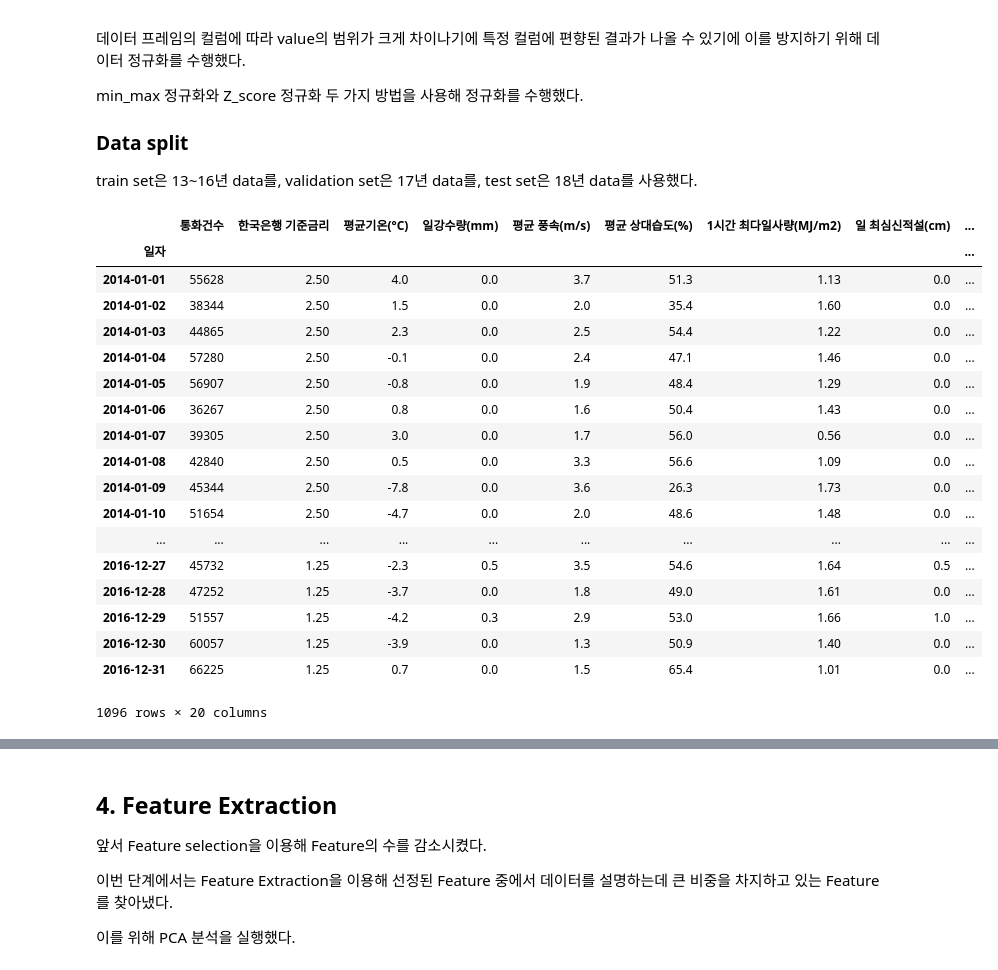
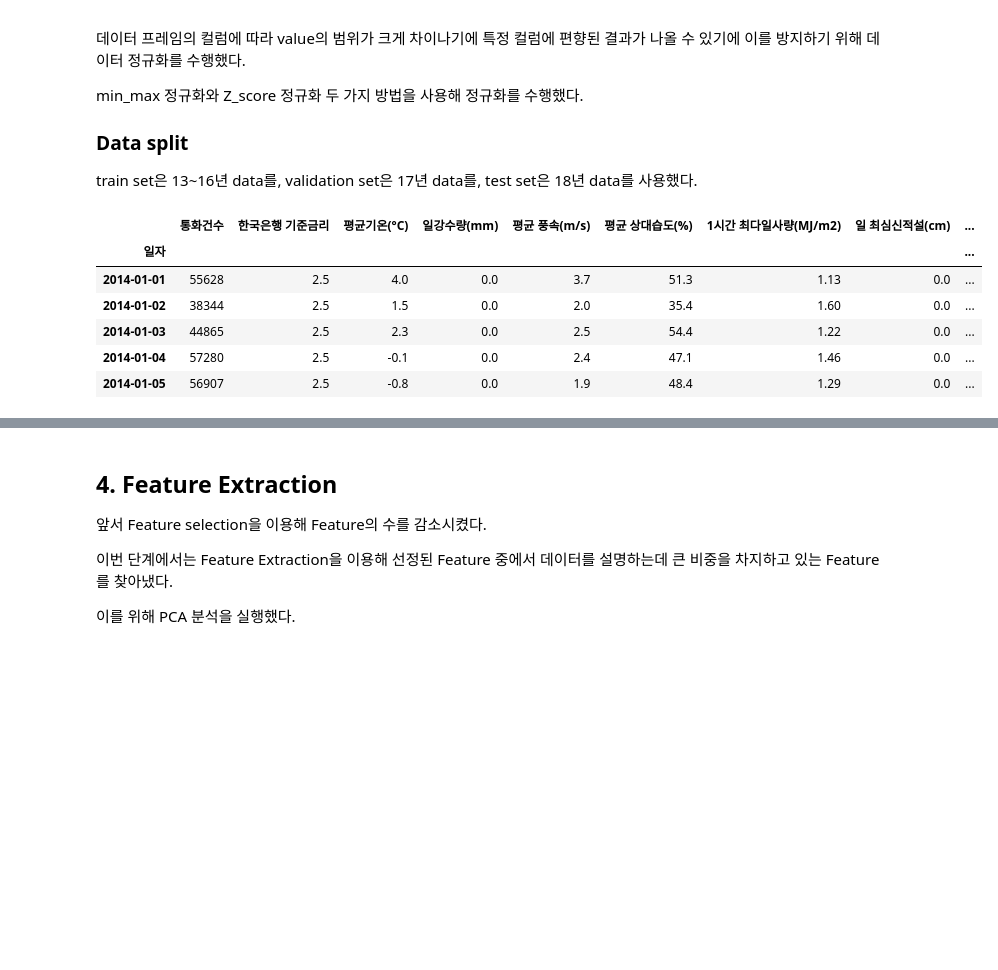
Before and after one commit to ashtapor25/FoodDelivery-Prediction, a Jupyter notebook: FoodDelivery-Prediction.ipynb, the cells around one changed output, grey strips where cells are left out. Saved outputs shown, nothing was run; the diff lists cells and outputs as text; code cells hidden in the pictures; blank space fills up the shorter version.

```diff
--- a/FoodDelivery-Prediction.ipynb
+++ b/FoodDelivery-Prediction.ipynb
@@ -293,25 +258,13 @@ def zscore_set(df_train, df_new):
         ret.loc[:,col_name] = (df_new[col_name] - trainset_mean[col_name]) / trainset_std[col_name]
     return ret
 # %%
-train
+train.head()
 # %% [output]
 |  | 통화건수 | 한국은행 기준금리 | 평균기온(°C) | 일강수량(mm) | 평균 풍속(m/s) | 평균 상대습도(%) | 1시간 최다일사량(MJ/m2) | 일 최심신적설(cm) | ... |
 | 일자 |  |  |  |  |  |  |  |  | ... |
-| 2014-01-01 | 55628 | 2.50 | 4.0 | 0.0 | 3.7 | 51.3 | 1.13 | 0.0 | ... |
-| 2014-01-02 | 38344 | 2.50 | 1.5 | 0.0 | 2.0 | 35.4 | 1.60 | 0.0 | ... |
-| 2014-01-03 | 44865 | 2.50 | 2.3 | 0.0 | 2.5 | 54.4 | 1.22 | 0.0 | ... |
-| 2014-01-04 | 57280 | 2.50 | -0.1 | 0.0 | 2.4 | 47.1 | 1.46 | 0.0 | ... |
-| 2014-01-05 | 56907 | 2.50 | -0.8 | 0.0 | 1.9 | 48.4 | 1.29 | 0.0 | ... |
-| 2014-01-06 | 36267 | 2.50 | 0.8 | 0.0 | 1.6 | 50.4 | 1.43 | 0.0 | ... |
-| 2014-01-07 | 39305 | 2.50 | 3.0 | 0.0 | 1.7 | 56.0 | 0.56 | 0.0 | ... |
-| 2014-01-08 | 42840 | 2.50 | 0.5 | 0.0 | 3.3 | 56.6 | 1.09 | 0.0 | ... |
-| 2014-01-09 | 45344 | 2.50 | -7.8 | 0.0 | 3.6 | 26.3 | 1.73 | 0.0 | ... |
-| 2014-01-10 | 51654 | 2.50 | -4.7 | 0.0 | 2.0 | 48.6 | 1.48 | 0.0 | ... |
-| ... | ... | ... | ... | ... | ... | ... | ... | ... | ... |
-| 2016-12-27 | 45732 | 1.25 | -2.3 | 0.5 | 3.5 | 54.6 | 1.64 | 0.5 | ... |
-| 2016-12-28 | 47252 | 1.25 | -3.7 | 0.0 | 1.8 | 49.0 | 1.61 | 0.0 | ... |
-| 2016-12-29 | 51557 | 1.25 | -4.2 | 0.3 | 2.9 | 53.0 | 1.66 | 1.0 | ... |
-| 2016-12-30 | 60057 | 1.25 | -3.9 | 0.0 | 1.3 | 50.9 | 1.40 | 0.0 | ... |
-| 2016-12-31 | 66225 | 1.25 | 0.7 | 0.0 | 1.5 | 65.4 | 1.01 | 0.0 | ... |
+| 2014-01-01 | 55628 | 2.5 | 4.0 | 0.0 | 3.7 | 51.3 | 1.13 | 0.0 | ... |
+| 2014-01-02 | 38344 | 2.5 | 1.5 | 0.0 | 2.0 | 35.4 | 1.60 | 0.0 | ... |
+| 2014-01-03 | 44865 | 2.5 | 2.3 | 0.0 | 2.5 | 54.4 | 1.22 | 0.0 | ... |
+| 2014-01-04 | 57280 | 2.5 | -0.1 | 0.0 | 2.4 | 47.1 | 1.46 | 0.0 | ... |
+| 2014-01-05 | 56907 | 2.5 | -0.8 | 0.0 | 1.9 | 48.4 | 1.29 | 0.0 | ... |
-1096 rows × 20 columns
 # %%
```
Also changed, not shown: parts of 41 cells of this notebook.
